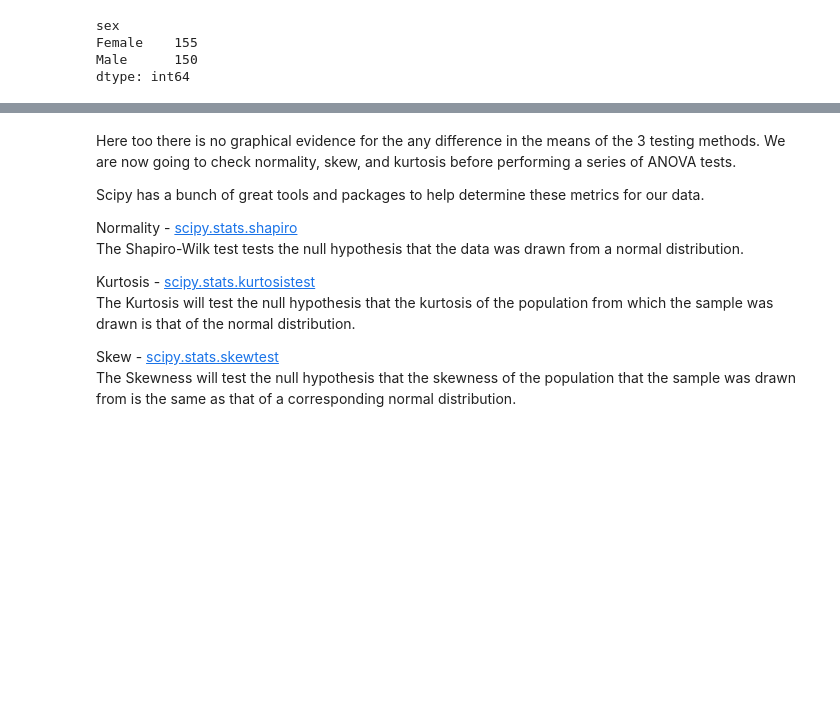
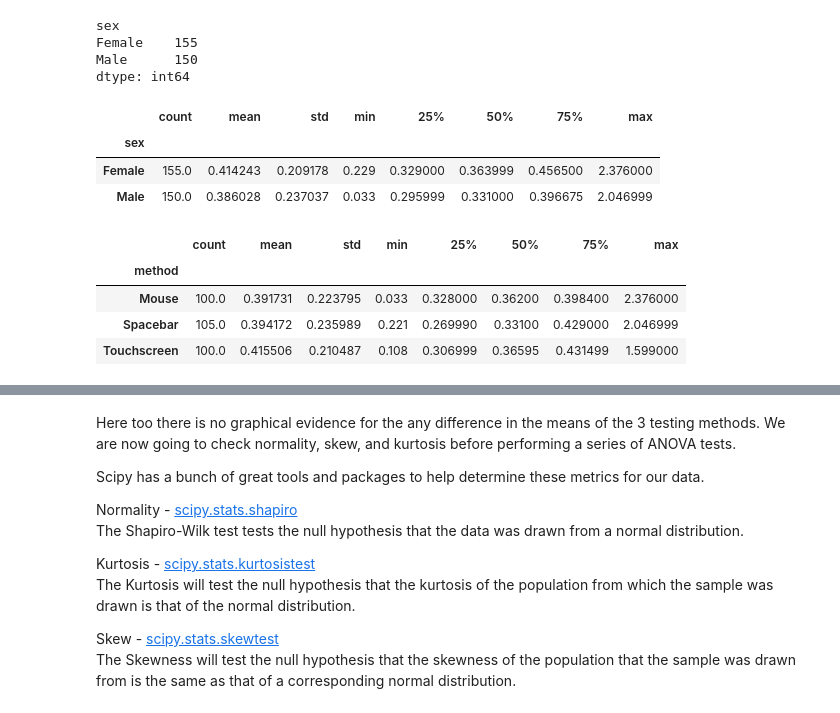
Before and after one commit to AbominableBouwman/516x-bouwman, a Jupyter notebook: JupyterNotebooks/Data Exploration.ipynb, the cells around one changed output, grey strips where cells are left out. Cells and saved outputs as stored; diff of their text form; code cells hidden in the pictures; blank space fills up the shorter version.

```diff
--- a/JupyterNotebooks/Data Exploration.ipynb
+++ b/JupyterNotebooks/Data Exploration.ipynb
@@ -59,3 +59,18 @@ sex
 Female    155
 Male      150
 dtype: int64
+# %%
+df.groupby(['sex'])['time'].describe()
+# %% [output]
+|  | count | mean | std | min | 25% | 50% | 75% | max |
+| sex |  |  |  |  |  |  |  |  |
+| Female | 155.0 | 0.414243 | 0.209178 | 0.229 | 0.329000 | 0.363999 | 0.456500 | 2.376000 |
+| Male | 150.0 | 0.386028 | 0.237037 | 0.033 | 0.295999 | 0.331000 | 0.396675 | 2.046999 |
+# %%
+df.groupby(['method'])['time'].describe()
+# %% [output]
+|  | count | mean | std | min | 25% | 50% | 75% | max |
+| method |  |  |  |  |  |  |  |  |
+| Mouse | 100.0 | 0.391731 | 0.223795 | 0.033 | 0.328000 | 0.36200 | 0.398400 | 2.376000 |
+| Spacebar | 105.0 | 0.394172 | 0.235989 | 0.221 | 0.269990 | 0.33100 | 0.429000 | 2.046999 |
+| Touchscreen | 100.0 | 0.415506 | 0.210487 | 0.108 | 0.306999 | 0.36595 | 0.431499 | 1.599000 |
```
Also changed, not shown: parts of 6 cells of this notebook, 1 other file.
